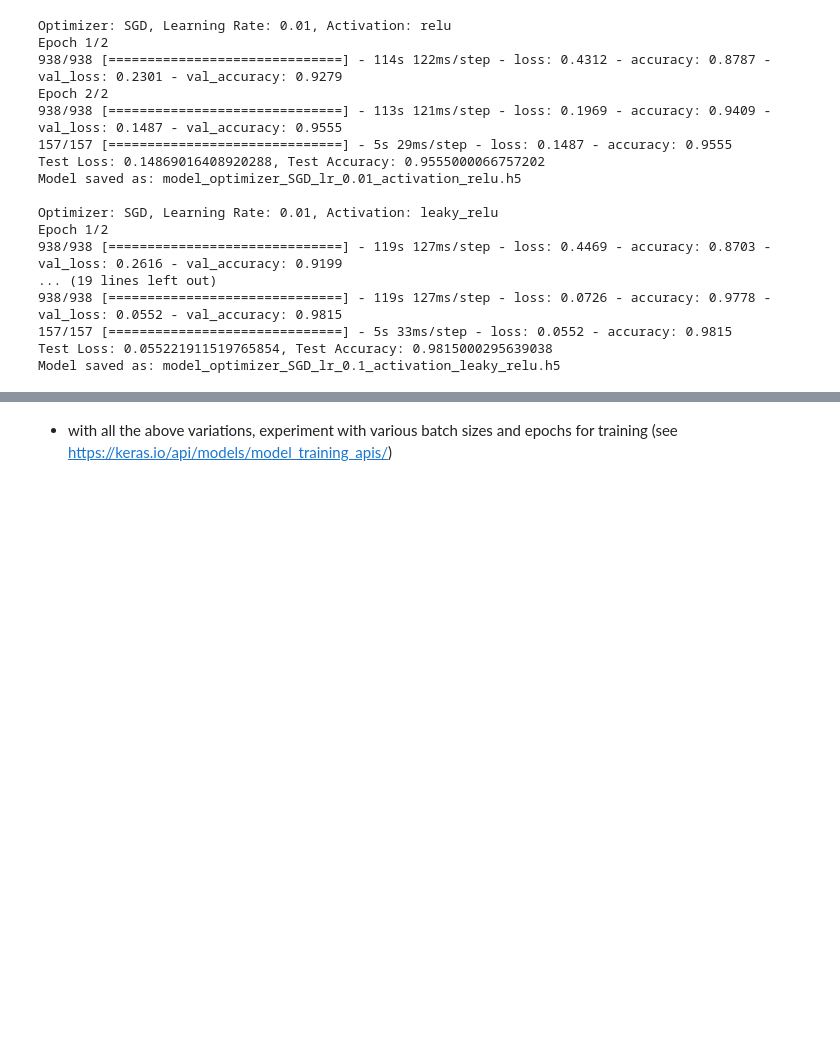
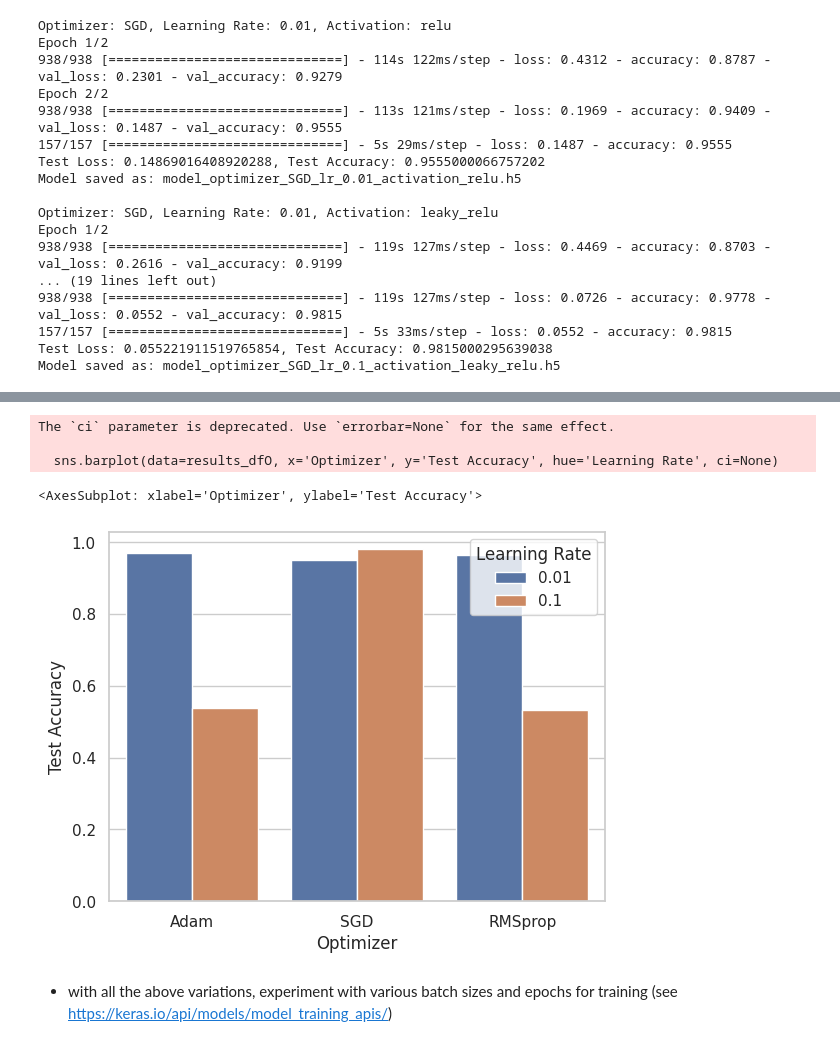
Before and after one commit to simulate111/MNIST, a Jupyter notebook: deepnote/Reza’s_Untitled_project/MNIST-deepnote-Reza’s_Untitled_project-MNIST-MNIST_colab.ipynb, the cells around one changed output, grey strips where cells are left out. Drawn from its saved outputs; the diff is of its cells as text; code cells hidden in the pictures; blank space fills up the shorter version.

```diff
--- a/deepnote/Reza’s_Untitled_project/MNIST-deepnote-Reza’s_Untitled_project-MNIST-MNIST_colab.ipynb
+++ b/deepnote/Reza’s_Untitled_project/MNIST-deepnote-Reza’s_Untitled_project-MNIST-MNIST_colab.ipynb
@@ -613,0 +586,8 @@ plt.show()
+# %%
+sns.barplot(data=results_dfO, x='Optimizer', y='Test Accuracy', hue='Learning Rate', ci=None)
+# %% [output]
+The `ci` parameter is deprecated. Use `errorbar=None` for the same effect.
+
+  sns.barplot(data=results_dfO, x='Optimizer', y='Test Accuracy', hue='Learning Rate', ci=None)
+<AxesSubplot: xlabel='Optimizer', ylabel='Test Accuracy'>
+[figure, added]
```
Also changed, not shown: parts of 7 cells of this notebook.
